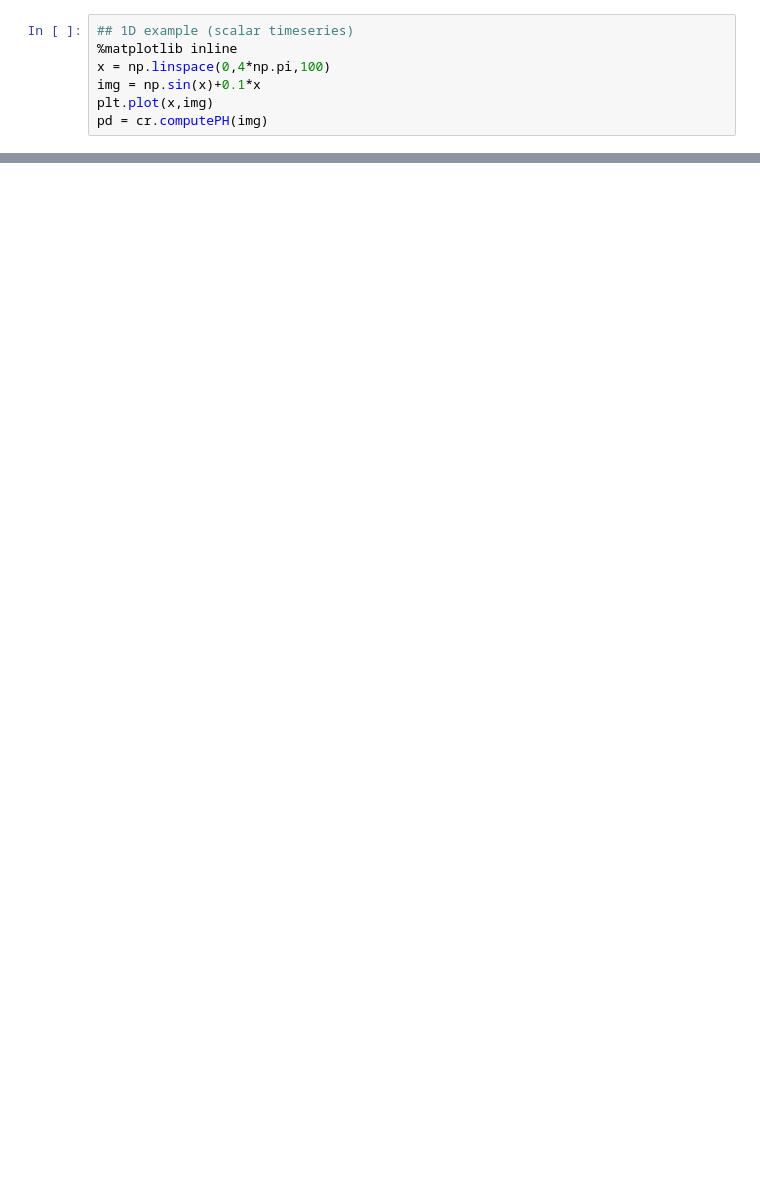
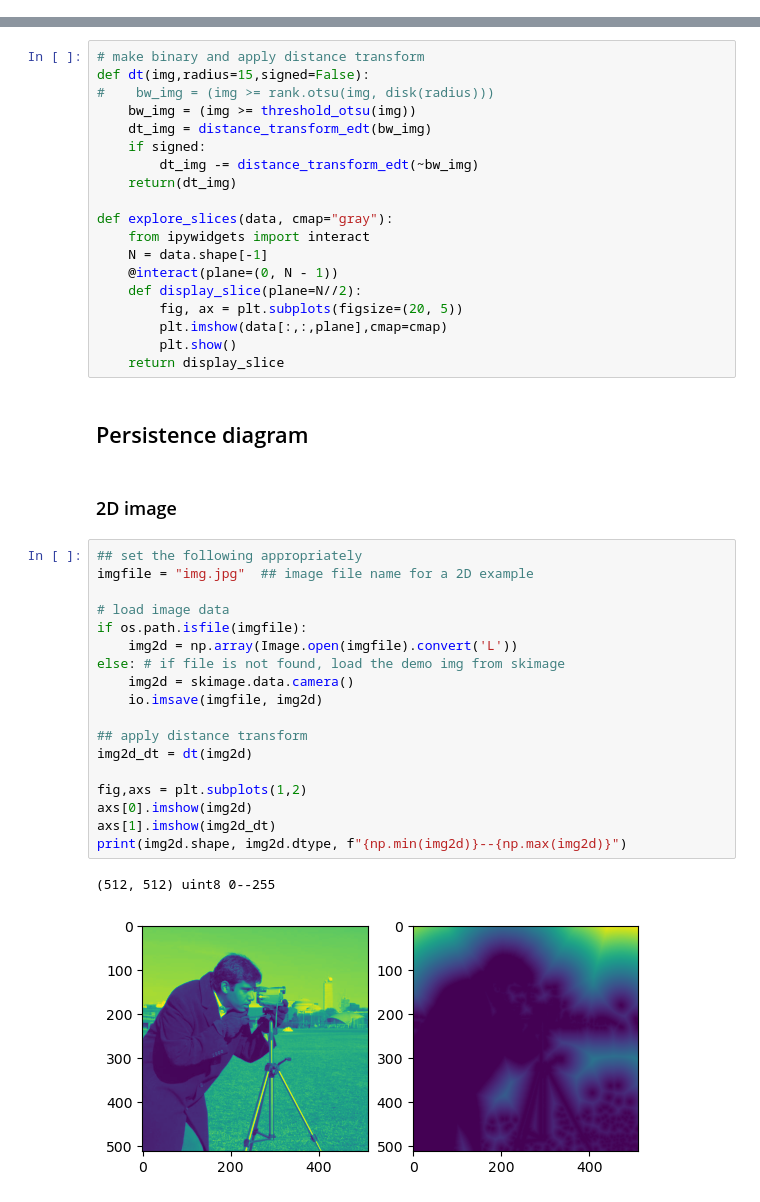
Before and after one commit to shizuo-kaji/CubicalRipser_3dim, a Jupyter notebook: demo/cubicalripser.ipynb, the cells around one changed output, grey strips where cells are left out. Drawn from its saved outputs; the diff is of its cells as text; blank space fills up the shorter version.

Commit message:
updated demo

```diff
--- a/demo/cubicalripser.ipynb
+++ b/demo/cubicalripser.ipynb
@@ -179,7 +2,0 @@ persim.plot_diagrams([p[:,1:3] for p in pds])
-# %%
-## 1D example (scalar timeseries)
-%matplotlib inline
-x = np.linspace(0,4*np.pi,100)
-img = np.sin(x)+0.1*x
-plt.plot(x,img)
-pd = cr.computePH(img)
@@ -235,0 +39,44 @@ Betti numbers:  [32713, 62397, 25976]
+# %%
+# make binary and apply distance transform
+def dt(img,radius=15,signed=False):
+#    bw_img = (img >= rank.otsu(img, disk(radius)))
+    bw_img = (img >= threshold_otsu(img))
+    dt_img = distance_transform_edt(bw_img)
+    if signed:
+        dt_img -= distance_transform_edt(~bw_img)
+    return(dt_img)
+
+def explore_slices(data, cmap="gray"):
+    from ipywidgets import interact
+    N = data.shape[-1]
+    @interact(plane=(0, N - 1))
+    def display_slice(plane=N//2):
+        fig, ax = plt.subplots(figsize=(20, 5))
+        plt.imshow(data[:,:,plane],cmap=cmap)
+        plt.show()
+    return display_slice
+# %% [markdown]
+## Persistence diagram
+# %% [markdown]
+### 2D image
+# %%
+## set the following appropriately
+imgfile = "img.jpg"  ## image file name for a 2D example
+
+# load image data
+if os.path.isfile(imgfile):
+    img2d = np.array(Image.open(imgfile).convert('L'))
+else: # if file is not found, load the demo img from skimage
+    img2d = skimage.data.camera()
+    io.imsave(imgfile, img2d)
+
+## apply distance transform
+img2d_dt = dt(img2d)
+
+fig,axs = plt.subplots(1,2)
+axs[0].imshow(img2d)
+axs[1].imshow(img2d_dt)
+print(img2d.shape, img2d.dtype, f"{np.min(img2d)}--{np.max(img2d)}")
+# %% [output]
+(512, 512) uint8 0--255
+[figure, added]
```
Also changed, not shown: parts of 43 cells of this notebook, 16 other files.
